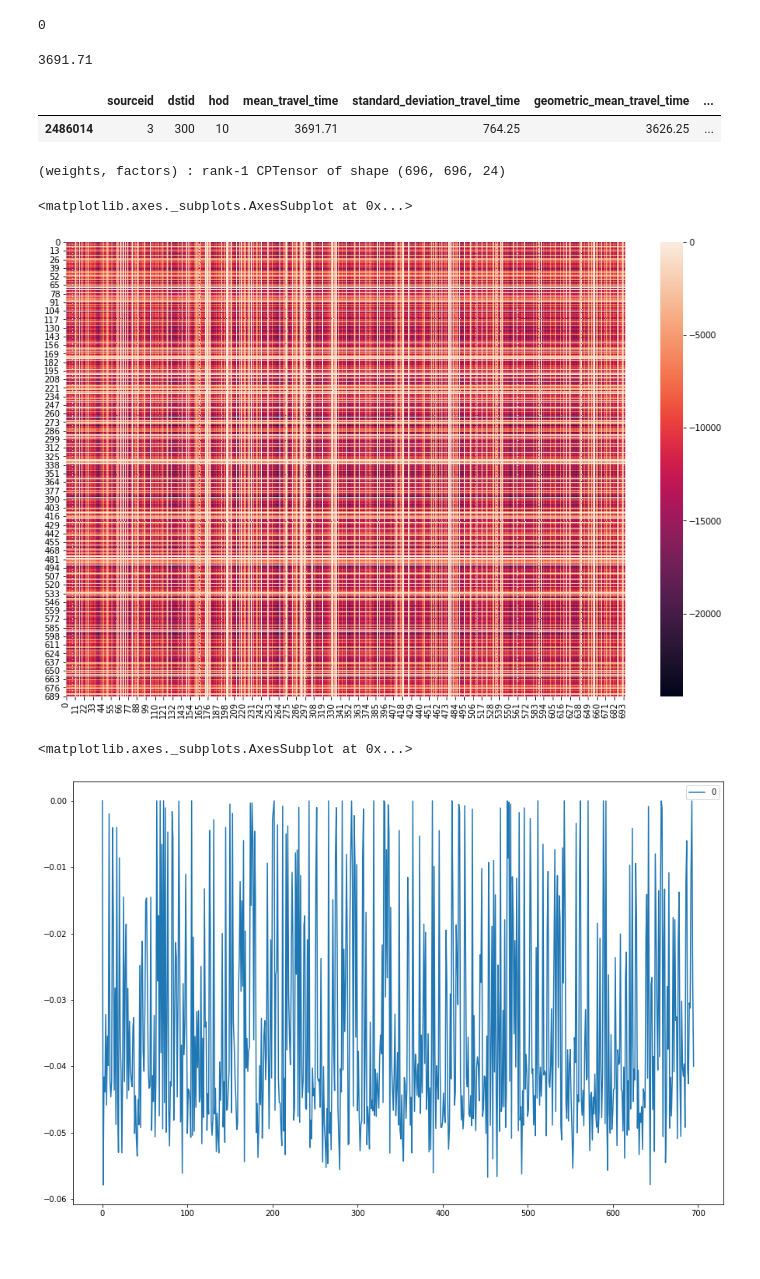
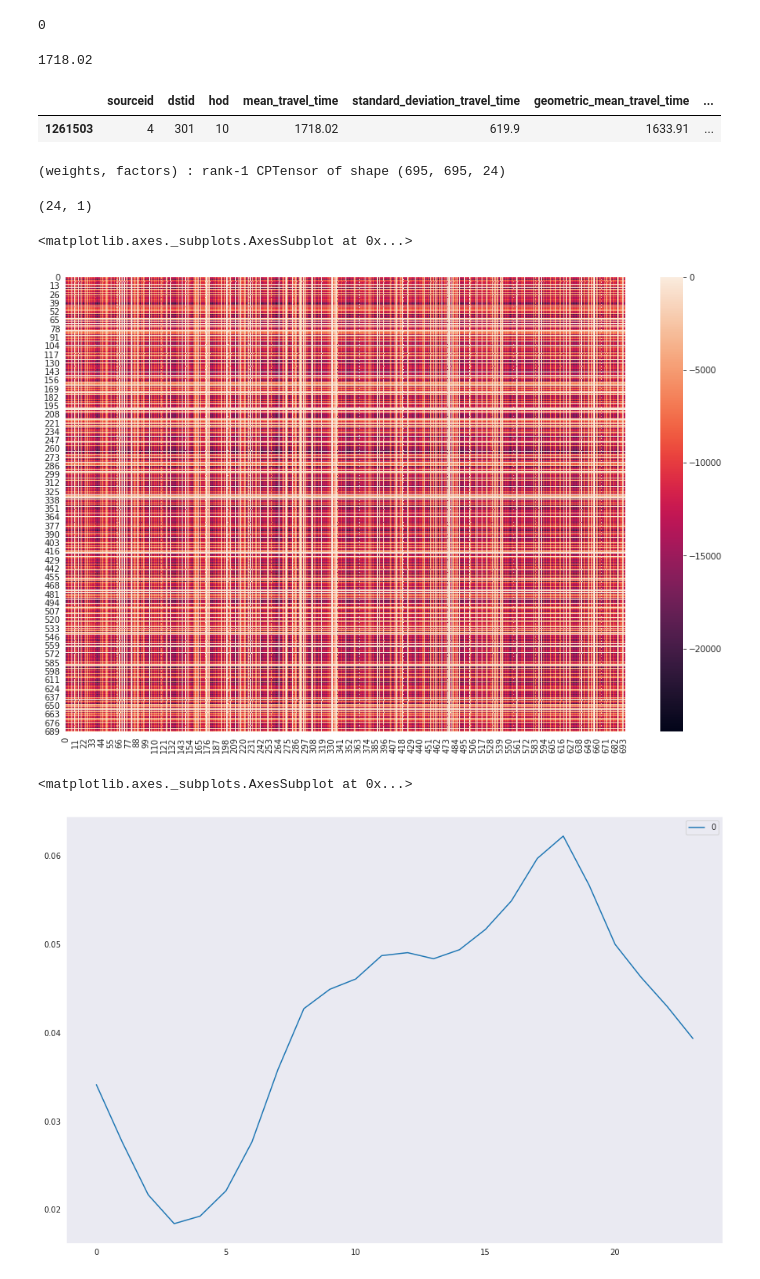
Before and after one commit to NeveIsa/MumbaiMobility, a Jupyter notebook: exploration.ipynb, the cells around one changed output. Saved outputs shown, nothing was run; the diff lists cells and outputs as text; code cells hidden in the pictures; blank space fills up the shorter version.

Commit message:
plot hr

```diff
--- a/exploration.ipynb
+++ b/exploration.ipynb
@@ -33,7 +30,7 @@ import json
 import matplotlib.pyplot as plt
 plt.rcParams['figure.figsize'] = [15, 10]
 import seaborn as sns
-
+sns.set_style('dark')
 
 import tensorly as tl
 from tensorly.decomposition import parafac
@@ -98,9 +99,9 @@ hod_max = max(hods)
 # %%
 # Make numpy tensor
-nptensor = np.zeros(     (   dest_max+1, origin_max+1, hod_max+1  )      )
+nptensor = np.zeros(     (   dest_max, origin_max, hod_max+1  )      )
 
 def transfer(x):
-    nptensor[x.dstid ,x.sourceid, x.hod] = x.mean_travel_time
+    nptensor[x.dstid-1 ,x.sourceid-1, x.hod] = x.mean_travel_time
     return 0
 
 df.pipe(transfer)
@@ -109,19 +110,20 @@ df.pipe(transfer)
 # %%
 nptensor[300,3,10]
 # %% [output]
-3691.71
+1718.02
 # %%
 # verify if nptensor has right data
-df[df.sourceid==3] [ df.dstid==300 ] [ df.hod==10]
+df[df.sourceid==4] [ df.dstid==301 ] [ df.hod==10]
 # %% [output]
 |  | sourceid | dstid | hod | mean_travel_time | standard_deviation_travel_time | geometric_mean_travel_time | ... |
-| 2486014 | 3 | 300 | 10 | 3691.71 | 764.25 | 3626.25 | ... |
+| 1261503 | 4 | 301 | 10 | 1718.02 | 619.9 | 1633.91 | ... |
 # %%
 # create tensorly data
 tensor = tl.tensor(nptensor)
 # %%
 # decompose
 factors = parafac(tensor, rank=1)
+weights, components = factors
 factors
 # %% [output]
-(weights, factors) : rank-1 CPTensor of shape (696, 696, 24)
+(weights, factors) : rank-1 CPTensor of shape (695, 695, 24)
@@ -130,13 +130,17 @@ weights, components = factors
 # %%
 dst,src,hr = components
 dst,src,hr = map(np.array, [dst,src,hr])
+# %%
+hr.shape
+# %% [output]
+(24, 1)
 # %%
 sns.heatmap(dst @ src.T)
 # %% [output]
 <matplotlib.axes._subplots.AxesSubplot at 0x...>
-[figure, old version]
+[figure, new version]
 # %%
-sns.lineplot(data=src)
+sns.lineplot(data=hr/hr.sum())
 # %% [output]
 <matplotlib.axes._subplots.AxesSubplot at 0x...>
-[figure, old version]
+[figure, new version]
```
Also changed, not shown: parts of 8 cells of this notebook.
